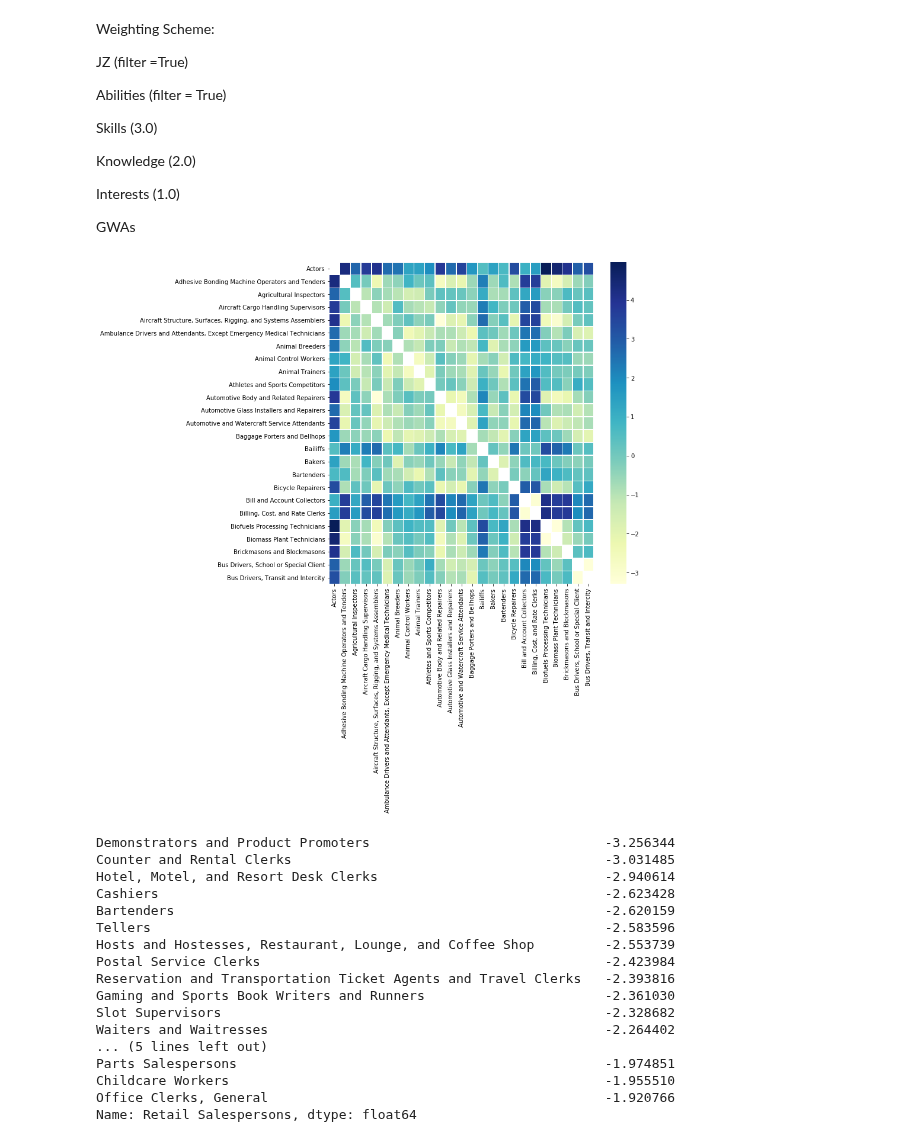
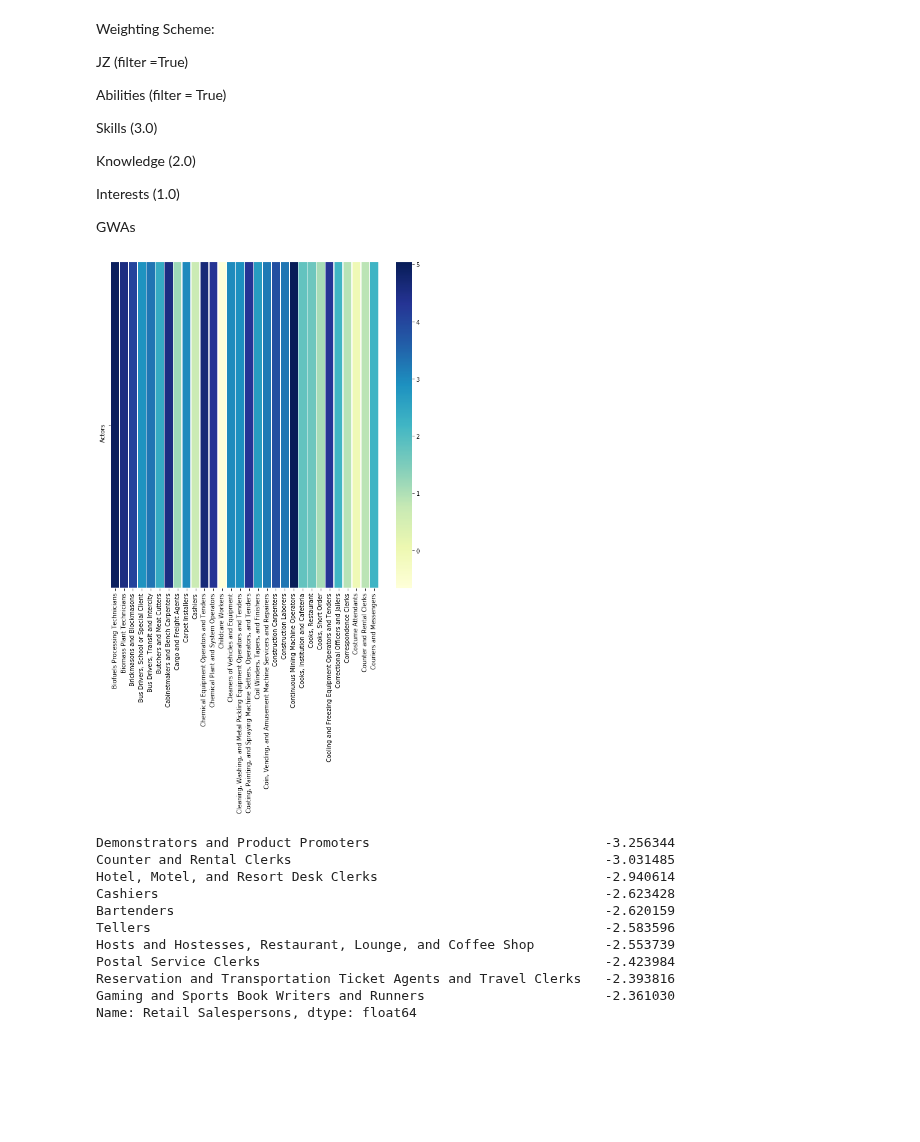
Before and after one commit to thanh17/-UROP-Employment-Pathway, a Jupyter notebook: Python notebooks/Career Changer Replication.ipynb, the cells around one changed output. Cells and saved outputs as stored; diff of their text form; code cells hidden in the pictures; blank space fills up the shorter version.

```diff
--- a/Python notebooks/Career Changer Replication.ipynb
+++ b/Python notebooks/Career Changer Replication.ipynb
@@ -552,14 +574,14 @@ in_dist_filt = distance_table(in_filtered)
 gwas_dist_filt = distance_table(gwas_filtered)
 df_concat_filt = pd.concat([ab_dist_filt.multiply(4.0),skills_dist_filt.multiply(3.0),knowledge_dist_filt.multiply(2.0),in_dist_filt,gwas_dist_filt]).groupby(level =0).mean()
 # %%
-df_test = df_concat_filt.iloc[0:25,0:25]
+df_test = df_concat_filt.iloc[0:1,20:50]
 fig, ax = plt.subplots(figsize=(10,10))
 ax = sns.heatmap(data = df_test, linewidth=0.5,cmap = "YlGnBu", )
 plt.show()
 # %% [output]
-[figure, old version]
+[figure, new version]
 # %%
-df_concat_filt.loc['Retail Salespersons'].sort_values()[0:20]
+df_concat_filt.loc['Retail Salespersons'].sort_values()[0:10]
 # %% [output]
 Demonstrators and Product Promoters                              -3.256344
 Counter and Rental Clerks                                        -3.031485
@@ -571,10 +593,4 @@ Hosts and Hostesses, Restaurant, Lounge, and Coffee Shop         -2.553739
 Postal Service Clerks                                            -2.423984
 Reservation and Transportation Ticket Agents and Travel Clerks   -2.393816
 Gaming and Sports Book Writers and Runners                       -2.361030
-Slot Supervisors                                                 -2.328682
-Waiters and Waitresses                                           -2.264402
-... (5 lines left out)
-Parts Salespersons                                               -1.974851
-Childcare Workers                                                -1.955510
-Office Clerks, General                                           -1.920766
 Name: Retail Salespersons, dtype: float64
```
Also changed, not shown: parts of 12 cells of this notebook.
